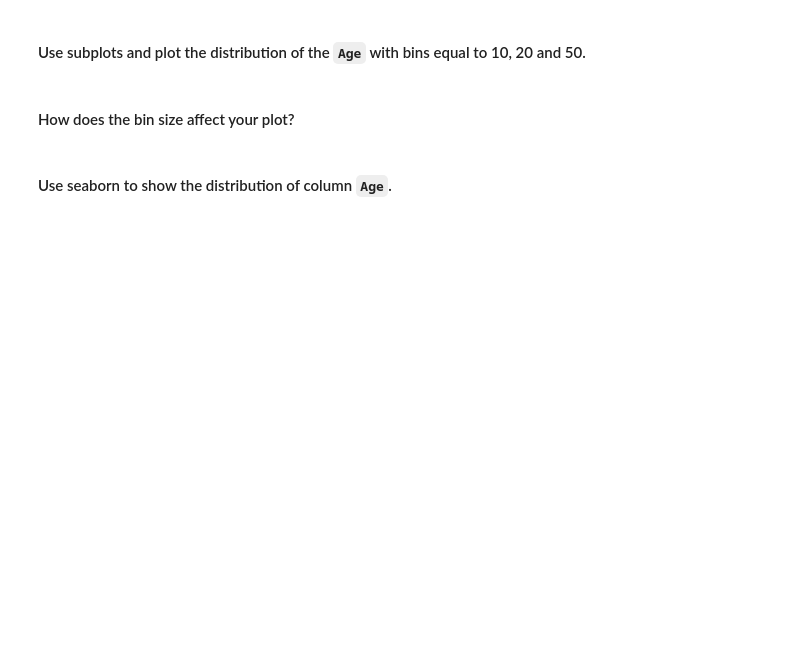
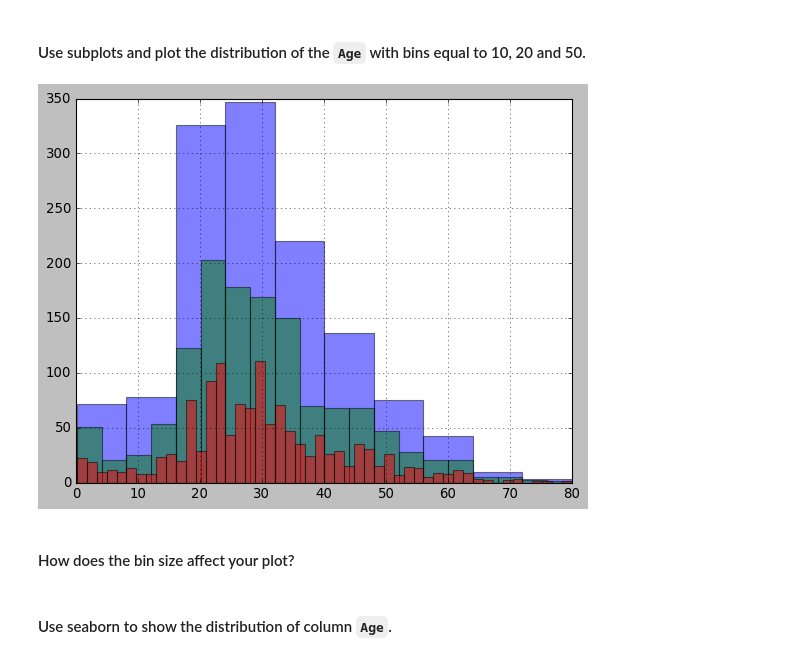
Before and after one commit to Adonis232/dataptmad0420, a Jupyter notebook: module-2/matplotlib-seaborn/your-code/main.ipynb, the cells around one changed output. Saved outputs shown, nothing was run; the diff lists cells and outputs as text; code cells hidden in the pictures; blank space fills up the shorter version.

```diff
--- a/module-2/matplotlib-seaborn/your-code/main.ipynb
+++ b/module-2/matplotlib-seaborn/your-code/main.ipynb
@@ -271,0 +270,9 @@ plt.style.use('classic')
+# %%
+# your code here
+titanic['Age'].hist(bins=10, alpha= 0.5);
+titanic['Age'].hist(bins=20, alpha= 0.5);
+titanic['Age'].hist(bins=50, alpha= 0.5);
+
+#not finished , separate in 3 plots left.
+# %% [output]
+[figure, added]
```
Also changed, not shown: parts of 13 cells of this notebook.
